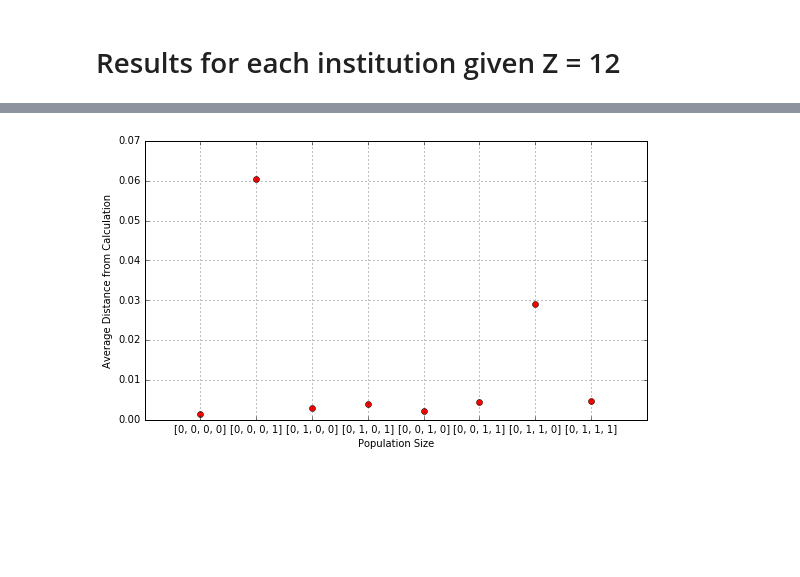
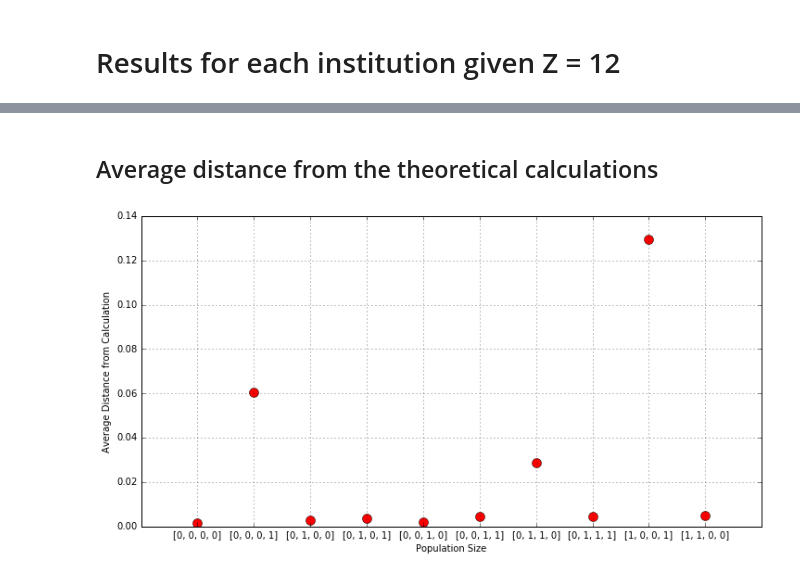
Before and after one commit to konradcybulski/GameTheory1041, a Jupyter notebook: Python_Resources/SimulationResultVerification.ipynb, the cells around one changed output, grey strips where cells are left out. Drawn from its saved outputs; the diff is of its cells as text; code cells hidden in the pictures; blank space fills up the shorter version.

```diff
--- a/Python_Resources/SimulationResultVerification.ipynb
+++ b/Python_Resources/SimulationResultVerification.ipynb
@@ -174,3 +174,28 @@ Estimated R = 32 (96//3), G = 3x10^5, ~20 hours
 Estimated R = 32 (96//3), G = 3x10^5, ~30 hours
 # %% [markdown]
 # Results for each institution given Z = 12
+# %%
+institutions = [
+        "[0, 0, 0, 0]",
+        "[0, 0, 0, 1]",
+        "[0, 1, 0, 0]",
+        "[0, 1, 0, 1]",
+        "[0, 0, 1, 0]",
+        "[0, 0, 1, 1]",
+        "[0, 1, 1, 0]",
+        "[0, 1, 1, 1]",
+        "[1, 0, 0, 1]",
+        "[1, 1, 0, 0]"
+]
+theoretical=[0.007790514,0.462766199,0.06161331,0.00058493,0.00436002,0.070957912,0.05197578,0.06161331,0.816033607,0.070957912]
+simulation_results=[0.009298142,0.402366654,0.064558716,0.004442774,0.006521088,0.066474183,0.023022157,0.066269559,0.68669264,0.066145118]
+plt.plot(range(len(institutions)),theoretical, 'ro', range(len(institutions)), simulation_results, 'g^', ms=8)
+plt.xticks(range(len(institutions)),institutions)
+plt.xlim((-1, len(y)))
+plt.ylim((-0.05, 1.05))
+plt.grid(b=True, which='both')
+plt.rcParams["figure.figsize"][0] = 12
+plt.rcParams["figure.figsize"][1] = 6
+plt.ylabel('Average Distance from Calculation')
+plt.xlabel('Population Size')
+plt.show()
@@ -177,23 +204,15 @@ Estimated R = 32 (96//3), G = 3x10^5, ~30 hours
+# %% [markdown]
+## Average distance from the theoretical calculations
 # %%
-institutions = [
-        "[0, 0, 0, 0]",
-        "[0, 0, 0, 1]",
-        "[0, 1, 0, 0]",
-        "[0, 1, 0, 1]",
-        "[0, 0, 1, 0]",
-        "[0, 0, 1, 1]",
-        "[0, 1, 1, 0]",
-        "[0, 1, 1, 1]",
-]
-y=[0.001507628,0.060399546,0.002945406,0.003857844,0.002161069,0.004483729,0.028953623,0.004656249]
-plt.plot(range(len(institutions)),y, 'ro')
+y=[0.001507628,0.060399546,0.002945406,0.003857844,0.002161069,0.004483729,0.028953623,0.004656249,0.129340966,0.004812794]
+plt.plot(range(len(institutions)),y, 'ro', markersize=10)
 plt.xticks(range(len(institutions)),institutions)
-plt.xlim((-1, 8))
+plt.xlim((-1, len(y)))
 plt.grid(b=True, which='both')
-plt.rcParams["figure.figsize"][0] = 9
-plt.rcParams["figure.figsize"][1] = 5
+plt.rcParams["figure.figsize"][0] = 12
+plt.rcParams["figure.figsize"][1] = 6
 plt.ylabel('Average Distance from Calculation')
 plt.xlabel('Population Size')
 plt.show()
 # %% [output]
-[figure, old version]
+[figure, new version]
```
Also changed, not shown: parts of 1 cell of this notebook, 2 other files.
